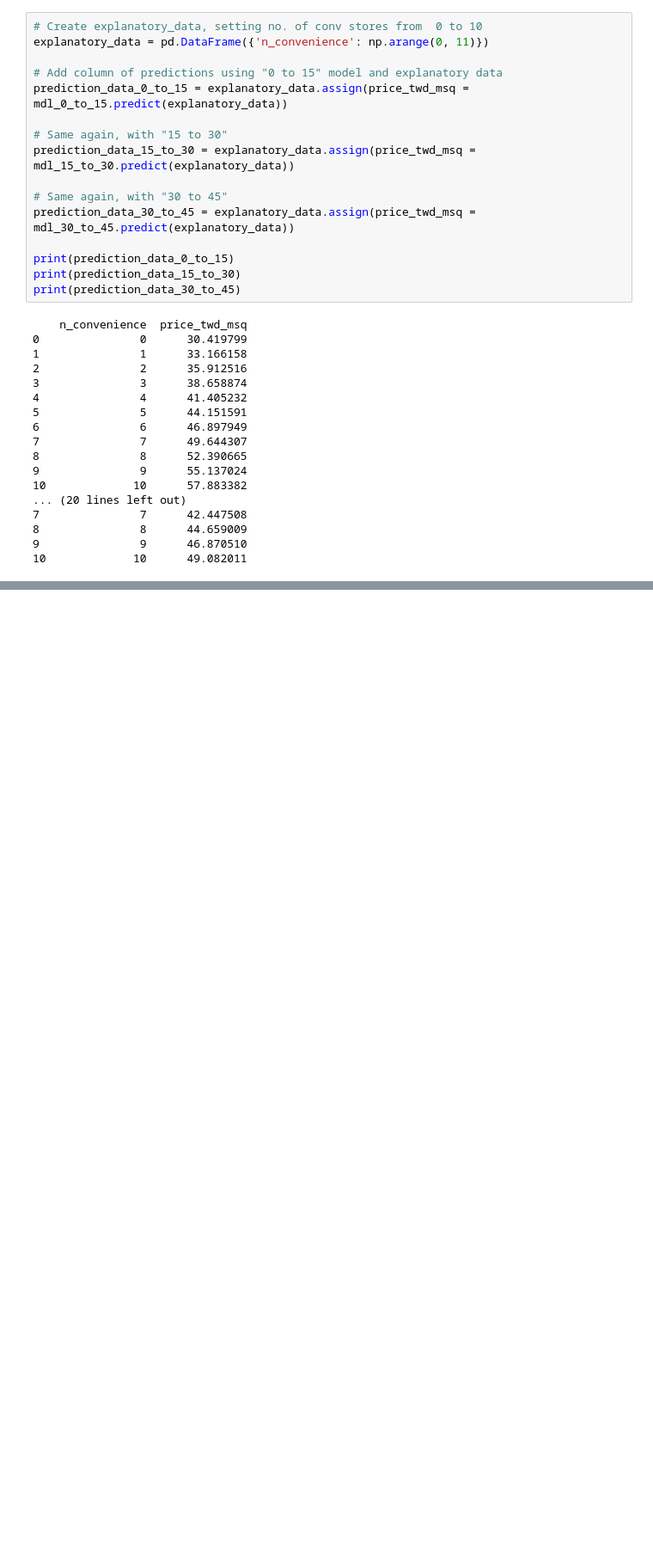
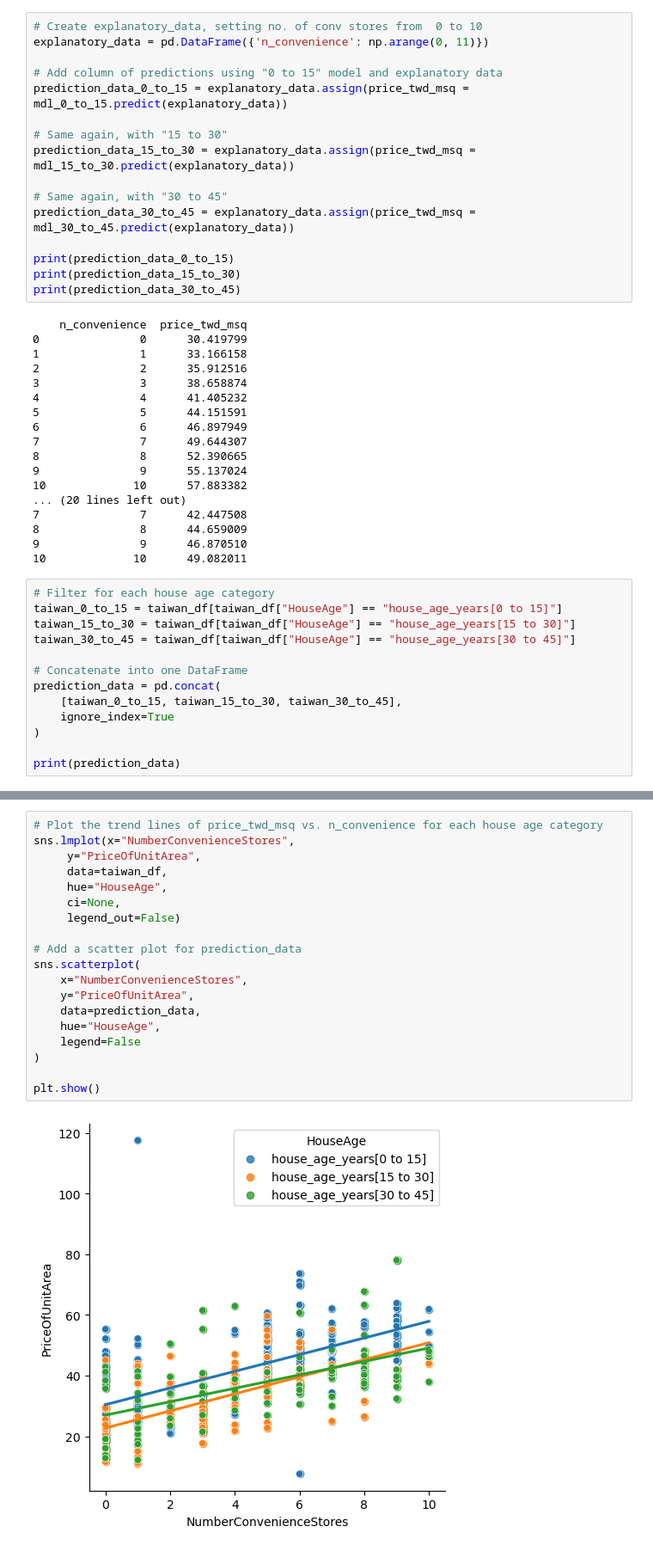
Before and after one commit to saalssall/Statistics_In_Python, a Jupyter notebook: Regression_statsmodel_2.ipynb, the cells around one changed output, grey strips where cells are left out. Shown at 86% size. Saved outputs shown, nothing was run; the diff lists cells and outputs as text; blank space fills up the shorter version.

Commit message:
Visualize multiple models and calculate their coefficient of determination

```diff
--- a/Regression_statsmodel_2.ipynb
+++ b/Regression_statsmodel_2.ipynb
@@ -371,3 +371,16 @@ print(prediction_data_30_to_45)
 8               8      44.659009
 9               9      46.870510
 10             10      49.082011
+# %%
+# Filter for each house age category
+taiwan_0_to_15 = taiwan_df[taiwan_df["HouseAge"] == "house_age_years[0 to 15]"]
+taiwan_15_to_30 = taiwan_df[taiwan_df["HouseAge"] == "house_age_years[15 to 30]"]
+taiwan_30_to_45 = taiwan_df[taiwan_df["HouseAge"] == "house_age_years[30 to 45]"]
+
+# Concatenate into one DataFrame
+prediction_data = pd.concat(
+    [taiwan_0_to_15, taiwan_15_to_30, taiwan_30_to_45],
+    ignore_index=True
+)
+
+print(prediction_data)
@@ -373,0 +405,21 @@ print(prediction_data_30_to_45)
+# %%
+# Plot the trend lines of price_twd_msq vs. n_convenience for each house age category
+sns.lmplot(x="NumberConvenienceStores",
+     y="PriceOfUnitArea",
+     data=taiwan_df,
+     hue="HouseAge",
+     ci=None,
+     legend_out=False)
+
+# Add a scatter plot for prediction_data
+sns.scatterplot(
+    x="NumberConvenienceStores",
+    y="PriceOfUnitArea",
+    data=prediction_data,
+    hue="HouseAge",
+    legend=False
+)
+
+plt.show()
+# %% [output]
+[figure, added]
```
Also changed, not shown: parts of 4 cells of this notebook.
